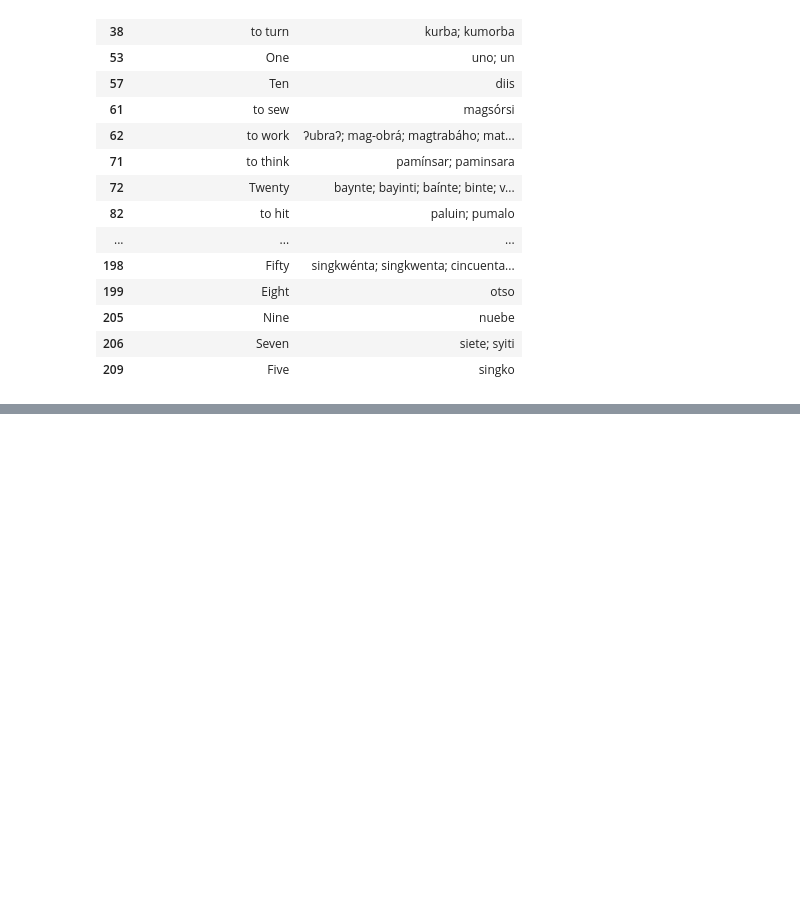
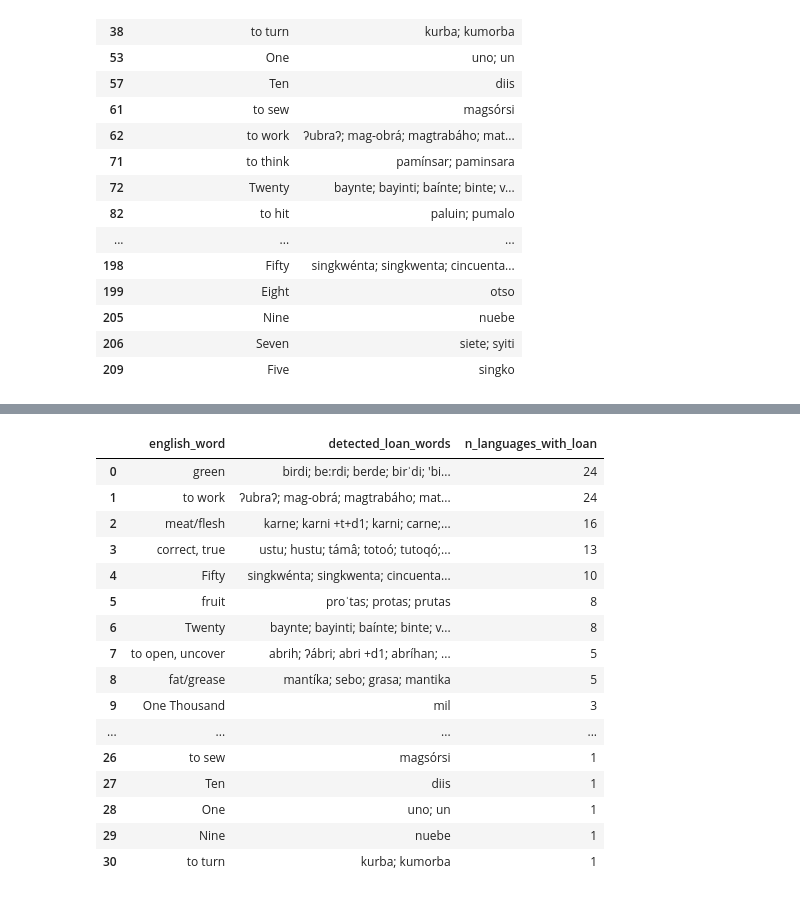
Before and after one commit to mrtnzram/InvestigatingEvolutionaryDriftInThePhilippines, a Jupyter notebook: python/cognate/scrape_abvd_wordlists.ipynb, the cells around one changed output, grey strips where cells are left out. Drawn from its saved outputs; the diff is of its cells as text; code cells hidden in the pictures; blank space fills up the shorter version.

```diff
--- a/python/cognate/scrape_abvd_wordlists.ipynb
+++ b/python/cognate/scrape_abvd_wordlists.ipynb
@@ -835,6 +840,8 @@ PH_final[['language','number_of_loans']].sort_values('number_of_loans', ascendin
 | 26 | Bundu Dusun (Central Dusun) | 0 |
 # %% [markdown]
 # Sentiment Analysis
+# %%
+PH_final = pd.read_csv(OUTPUT_DIR / "PH_final.csv", encoding="utf-8")
 # %%
 PH_confirmed_words_senti = PH_confirmed_words[PH_confirmed_words['detected_loan_words'].notna()].copy()
 # %%
@@ -859,0 +1133,69 @@ PH_confirmed_words_senti
+# %%
+import numpy as np
+import pandas as pd
+
+
+loan_binary = (
+    PH_final[word_columns]
+    .apply(pd.to_numeric, errors="coerce")
+    .fillna(0)
+    .gt(0)
+    .astype(int)
+)
+
+languages_per_meaning = (
+    loan_binary
+    .sum(axis=0)
+    .astype(int)
+    .rename("n_languages_with_loan")
+)
+
+vad_plot_df = (
+    PH_vad
+    .dropna(subset=["valence", "arousal", "dominance"])
+    .copy()
+    .reset_index(drop=True)
+)
+
+vad_plot_df["n_languages_with_loan"] = (
+    vad_plot_df["english_word"]
+    .map(languages_per_meaning)
+    .fillna(0)
+    .astype(int)
+)
+
+# Keep zero-count points visible, while retaining the true count separately.
+vad_plot_df["plot_size"] = (
+    vad_plot_df["n_languages_with_loan"]
+    .clip(lower=1)
+)
+
+display(
+    vad_plot_df[
+        [
+            "english_word",
+            "detected_loan_words",
+            "n_languages_with_loan",
+        ]
+    ]
+    .sort_values("n_languages_with_loan", ascending=False)
+    .reset_index(drop=True)
+)
+# %% [output]
+|  | english_word | detected_loan_words | n_languages_with_loan |
+| 0 | green | birdi; be:rdi; berde; birˈdi; 'bi... | 24 |
+| 1 | to work | ʔubraʔ; mag-obrá; magtrabáho; mat... | 24 |
+| 2 | meat/flesh | karne; karni +t+d1; karni; carne;... | 16 |
+| 3 | correct, true | ustu; hustu; támâ; totoó; tutoqó;... | 13 |
+| 4 | Fifty | singkwénta; singkwenta; cincuenta... | 10 |
+| 5 | fruit | proˈtas; protas; prutas | 8 |
+| 6 | Twenty | baynte; bayinti; baínte; binte; v... | 8 |
+| 7 | to open, uncover | abrih; ʔábri; abri +d1; abríhan; ... | 5 |
+| 8 | fat/grease | mantíka; sebo; grasa; mantika | 5 |
+| 9 | One Thousand | mil | 3 |
+| ... | ... | ... | ... |
+| 26 | to sew | magsórsi | 1 |
+| 27 | Ten | diis | 1 |
+| 28 | One | uno; un | 1 |
+| 29 | Nine | nuebe | 1 |
+| 30 | to turn | kurba; kumorba | 1 |
```
Also changed, not shown: parts of 7 cells of this notebook, 9 other files.
